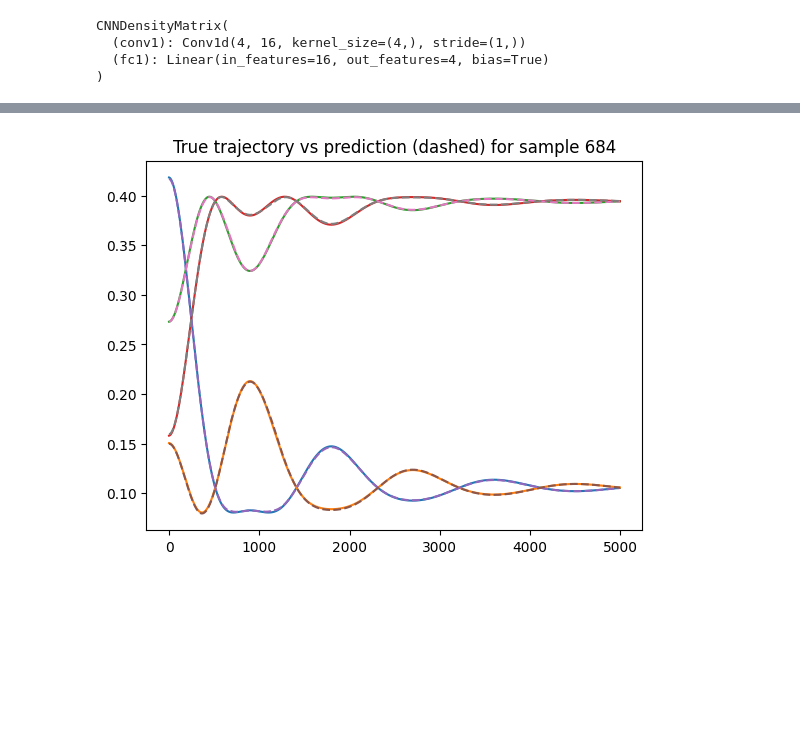
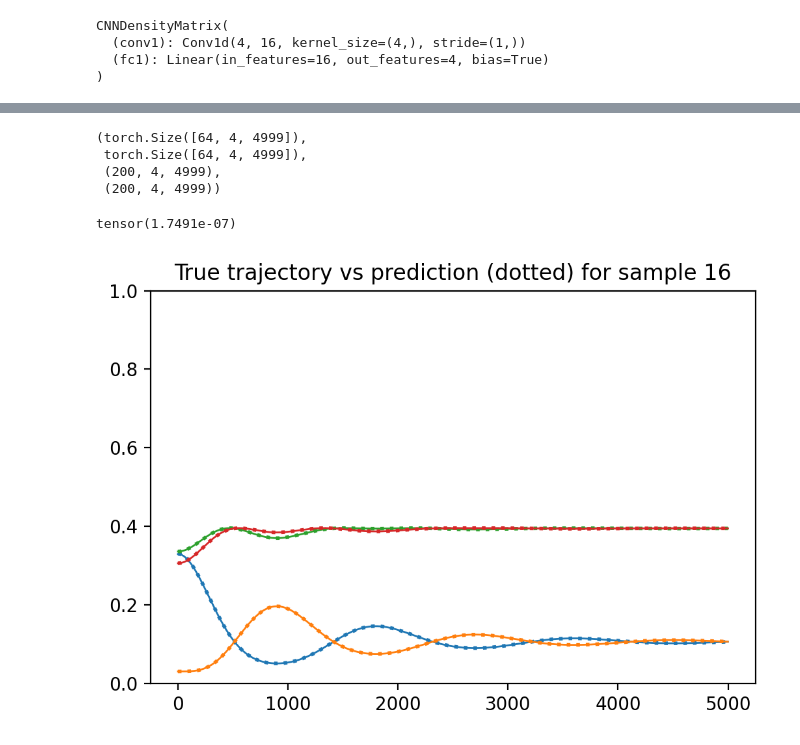
Before and after one commit to Rumoa/project_with_osvaldo, a Jupyter notebook: predicting_next_sic_povm.ipynb, the cells around one changed output, grey strips where cells are left out. Drawn from its saved outputs; the diff is of its cells as text; code cells hidden in the pictures; blank space fills up the shorter version.

```diff
--- a/predicting_next_sic_povm.ipynb
+++ b/predicting_next_sic_povm.ipynb
@@ -64,18 +64,10 @@ no_filters = 16
 kernel_window = 4
 
 
-model = CNNDensityMatrix(
-    no_channels=C,
-    no_filters=no_filters,
-    kernel_window=kernel_window,
-    timeseries_length=L,
-)
-
-model = model.to(device)
 
 
-criterion = nn.MSELoss()
-optimizer = torch.optim.Adam(model.parameters(), lr=0.001)
+
+
 
 
 print(model)
@@ -84,12 +76,6 @@ CNNDensityMatrix(
   (conv1): Conv1d(4, 16, kernel_size=(4,), stride=(1,))
   (fc1): Linear(in_features=16, out_features=4, bias=True)
 )
-# %%
-X_raw = raw_data
-y_raw = raw_data[:, :, kernel_window - 1 :]
-
-dataset = DensityMatrixDataset(X_raw, y_raw)
-dataloader = DataLoader(dataset, batch_size=64, shuffle=True)
 # %%
 num_epochs = 500  # Number of training epochs
 
@@ -141,15 +161,29 @@ all_preds = model(tensor(X_raw).to(device)).cpu().detach().numpy()
 # %%
-all_true = y_raw
+all_true = y_val
 
-all_preds = model(tensor(X_raw).to(device)).cpu().detach().numpy()
+all_preds = model(tensor(X_val).to(device)).cpu().detach().numpy()
 
 rng = np.random.default_rng(seed=0)
+# %%
+y_hat.shape, y_true.shape, all_preds.shape, all_true.shape
+# %% [output]
+(torch.Size([64, 4, 4999]),
+ torch.Size([64, 4, 4999]),
+ (200, 4, 4999),
+ (200, 4, 4999))
+# %%
+criterion(tensor(all_true), tensor(all_preds))
+# %% [output]
+tensor(1.7491e-07)
 # %%
-i = rng.integers(0, N - 1)
+i = rng.integers(0, 20 - 1)
 
-plt.plot(all_true[i].T)
-plt.plot(all_preds[i].T, "--")
-plt.title(f"True trajectory vs prediction (dashed) for sample {i}")
+plt.figure(dpi=200)
+for j in range(all_true.shape[1]):
+    plt.plot(all_true[i][j], color=f'C{j}', lw=1)
+    plt.plot(all_preds[i][j], ls = "dotted", color=f'C{j}', lw=2)
+    plt.ylim(0,1)
+plt.title(f"True trajectory vs prediction (dotted) for sample {i}")
 plt.show()
 # %% [output]
-[figure, old version]
+[figure, new version]
```
Also changed, not shown: parts of 3 cells of this notebook.
